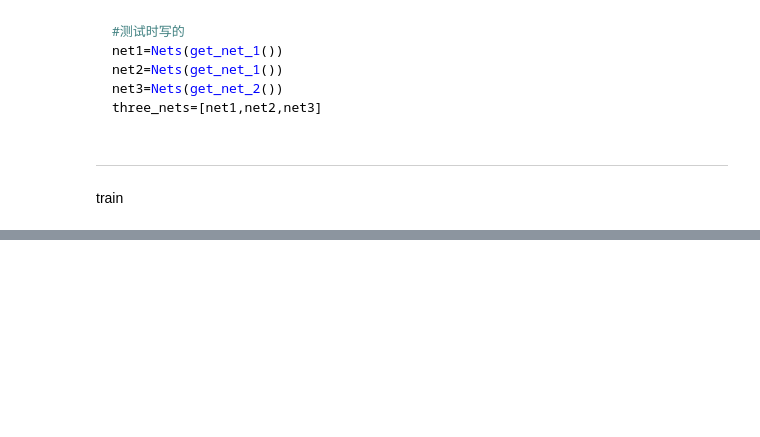
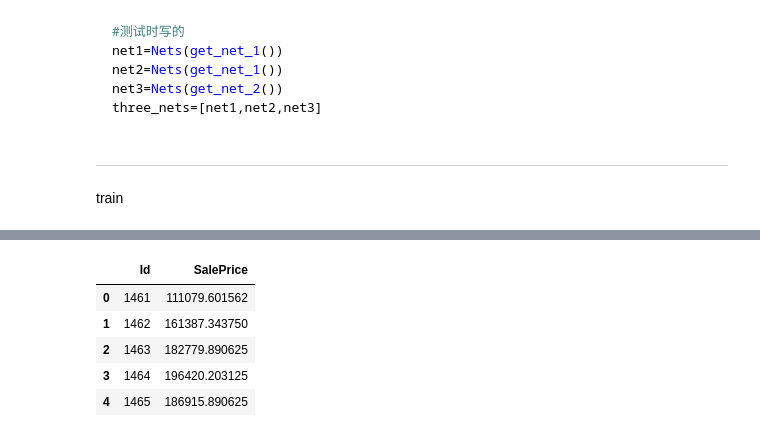
Before and after one commit to ym-ml/ML-DL_note, a Jupyter notebook: DL/Ch4-MLP/Tri-training-house.ipynb, the cells around one changed output, grey strips where cells are left out. Cells and saved outputs as stored; diff of their text form; code cells hidden in the pictures; blank space fills up the shorter version.

Commit message:
finish basic framework of Tri-training

```diff
--- a/DL/Ch4-MLP/Tri-training-house.ipynb
+++ b/DL/Ch4-MLP/Tri-training-house.ipynb
@@ -254,0 +362,6 @@ def MeasureError(net_j,net_k) -> float:
+# %%
+def get_logrmse(y_hat, y, loss_mean):
+    clipped=torch.clamp(y_hat, 0.01, float('inf'))
+    rmse = torch.sqrt(loss_mean(torch.log(clipped),
+                                torch.log(y)))
+    return rmse
@@ -254,0 +390,7 @@ def MeasureError(net_j,net_k) -> float:
+# %%
+i=1
+for net_i in three_nets:
+    rmse_train, rmse_test=test(net_i)
+    print(f'net{i}: train rmse loss: {rmse_train:.6f}, '
+          f' test rmse loss: {rmse_test:.6f}')
+    i+=1
@@ -254,0 +425,5 @@ def MeasureError(net_j,net_k) -> float:
+# %%
+_, rmse_test=test(*three_nets)
+print(f'net_average: '
+      f'average test rmse loss: {rmse_test:.6f}\n'
+      f'average with weight (test): {rmse_test_weight:.6f}')
@@ -254,0 +433,32 @@ def MeasureError(net_j,net_k) -> float:
+# %%
+def predict_andToCSV(unlabeled,*three_nets):
+    i=0
+    rmse_test=torch.zeros(3,1,1)
+    for net_i in three_nets:
+        _, rmse=test(net_i)
+        rmse_test[i,0,0]=rmse.item()
+        i+=1
+    rmse_test_to1=rmse_test/rmse_test.sum()
+    total_prediction=torch.stack((three_nets[0].net(unlabeled),
+                                  three_nets[1].net(unlabeled),
+                                  three_nets[2].net(unlabeled),
+                                 ),dim=0) #(3,n,1)
+    final=(rmse_test_to1*total_prediction).sum(dim=0).detach().numpy()
+
+    prediction=pd.Series(final.reshape(-1))
+    prediction.name=pd_train.columns[-1]
+    submit=pd.concat([pd_test['Id'],prediction],axis=1)
+    submit.to_csv('Tri-training-submission.csv',
+                  index=False,
+                  float_format='%.6f',)
+    return submit
+# %%
+submission=predict_andToCSV(unlabeled,*three_nets)
+submission.head()
+# %% [output]
+|  | Id | SalePrice |
+| 0 | 1461 | 111079.601562 |
+| 1 | 1462 | 161387.343750 |
+| 2 | 1463 | 182779.890625 |
+| 3 | 1464 | 196420.203125 |
+| 4 | 1465 | 186915.890625 |
```
Also changed, not shown: parts of 24 cells of this notebook, 2 other files.
